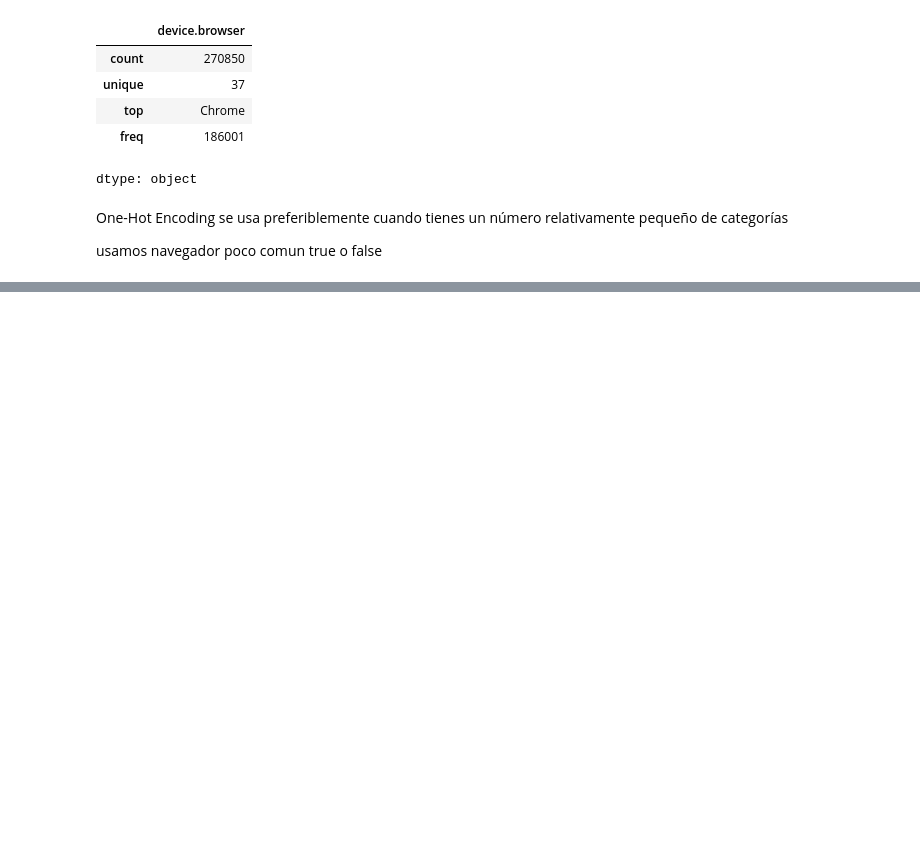
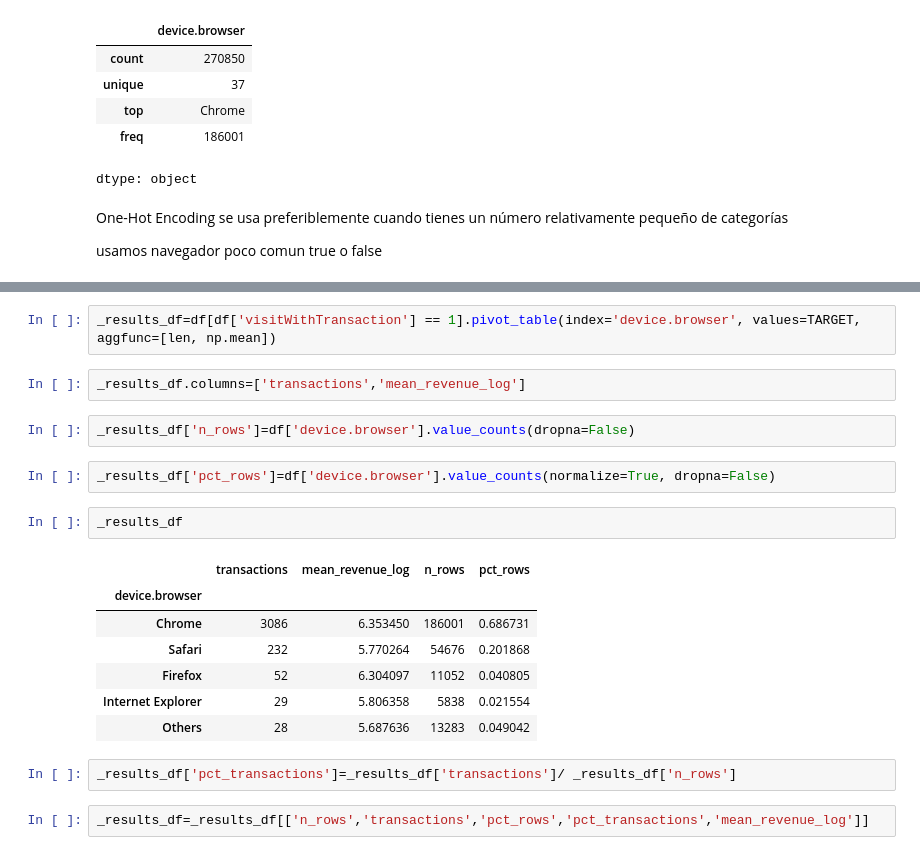
Before and after one commit to KARENCMP82/Python, a Jupyter notebook: GACR_Regresion_clase.ipynb, the cells around one changed output, grey strips where cells are left out. Cells and saved outputs as stored; diff of their text form; blank space fills up the shorter version.

```diff
--- a/GACR_Regresion_clase.ipynb
+++ b/GACR_Regresion_clase.ipynb
@@ -350,0 +382,22 @@ top_browsers_list
+# %%
+_results_df=df[df['visitWithTransaction'] == 1].pivot_table(index='device.browser', values=TARGET, aggfunc=[len, np.mean])
+# %%
+_results_df.columns=['transactions','mean_revenue_log']
+# %%
+_results_df['n_rows']=df['device.browser'].value_counts(dropna=False)
+# %%
+_results_df['pct_rows']=df['device.browser'].value_counts(normalize=True, dropna=False)
+# %%
+_results_df
+# %% [output]
+|  | transactions | mean_revenue_log | n_rows | pct_rows |
+| device.browser |  |  |  |  |
+| Chrome | 3086 | 6.353450 | 186001 | 0.686731 |
+| Safari | 232 | 5.770264 | 54676 | 0.201868 |
+| Firefox | 52 | 6.304097 | 11052 | 0.040805 |
+| Internet Explorer | 29 | 5.806358 | 5838 | 0.021554 |
+| Others | 28 | 5.687636 | 13283 | 0.049042 |
+# %%
+_results_df['pct_transactions']=_results_df['transactions']/ _results_df['n_rows']
+# %%
+_results_df=_results_df[['n_rows','transactions','pct_rows','pct_transactions','mean_revenue_log']]
```
Also changed, not shown: parts of 14 cells of this notebook.
